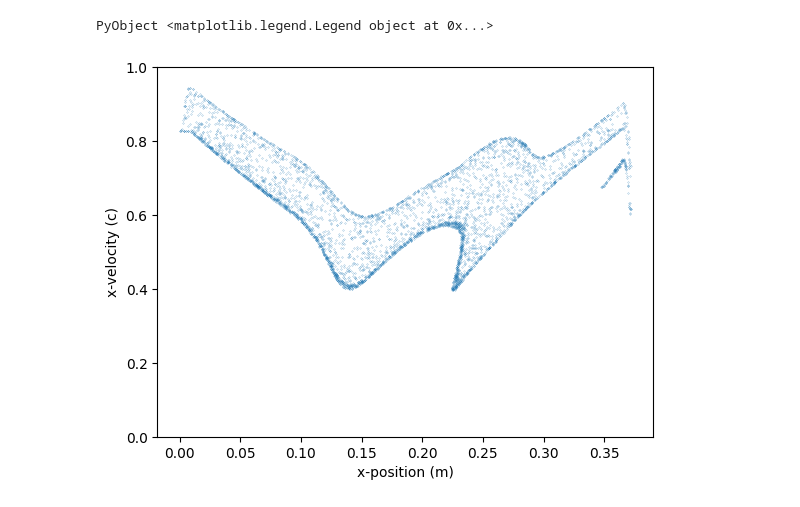
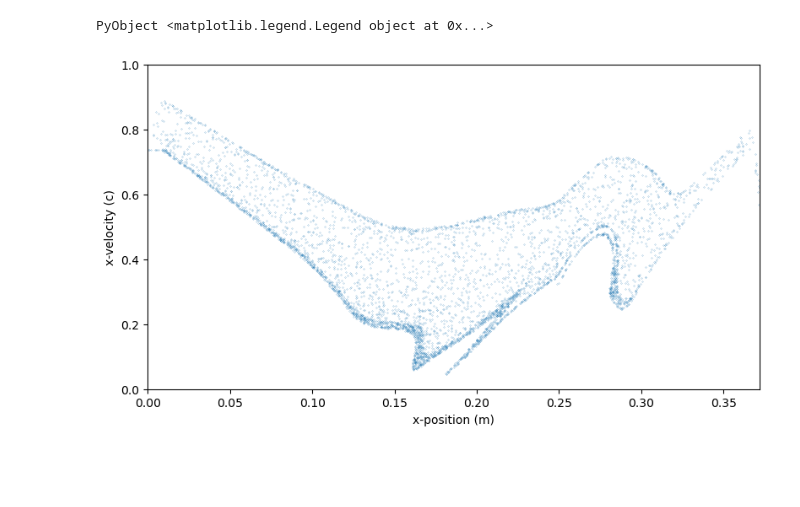
Before and after one commit to bchaber/iskra, a Jupyter notebook: klystron.ipynb, the cells around one changed output. Cells and saved outputs as stored; diff of their text form; code cells hidden in the pictures; blank space fills up the shorter version.

```diff
--- a/klystron.ipynb
+++ b/klystron.ipynb
@@ -346,9 +346,9 @@ include("ParticleInCell/src/pic/cloud_in_cell.jl")
 function main()
     println("[*] Running simulation")
 
-    I0 = 12kA
-    U0 = 175kV
-    I1 = 500A
+    I0 = 9kA
+    U0 = 139kV
+    I1 = 100A
 
     state, context = build(I0, U0, I1)
     pusher = context.pusher
@@ -530,10 +540,13 @@ PyObject <matplotlib.legend.Legend object at 0x...>
 # %%
 let
     e, = final.particles
+
+    figure(figsize=(9.35, 5))
     scatter([e.x[p] for p in 1:e.np], [e.v[p][1] / c0 for p in 1:e.np], marker=".", s=0.1)
     ylim((0.0, 1.0))
+    xlim((0.0, 0.372))
     xlabel("x-position (m)")
     ylabel("x-velocity (c)")
 end
 # %% [output]
-[figure, old version]
+[figure, new version]
```
Also changed, not shown: parts of 19 cells of this notebook, 1 other file.
